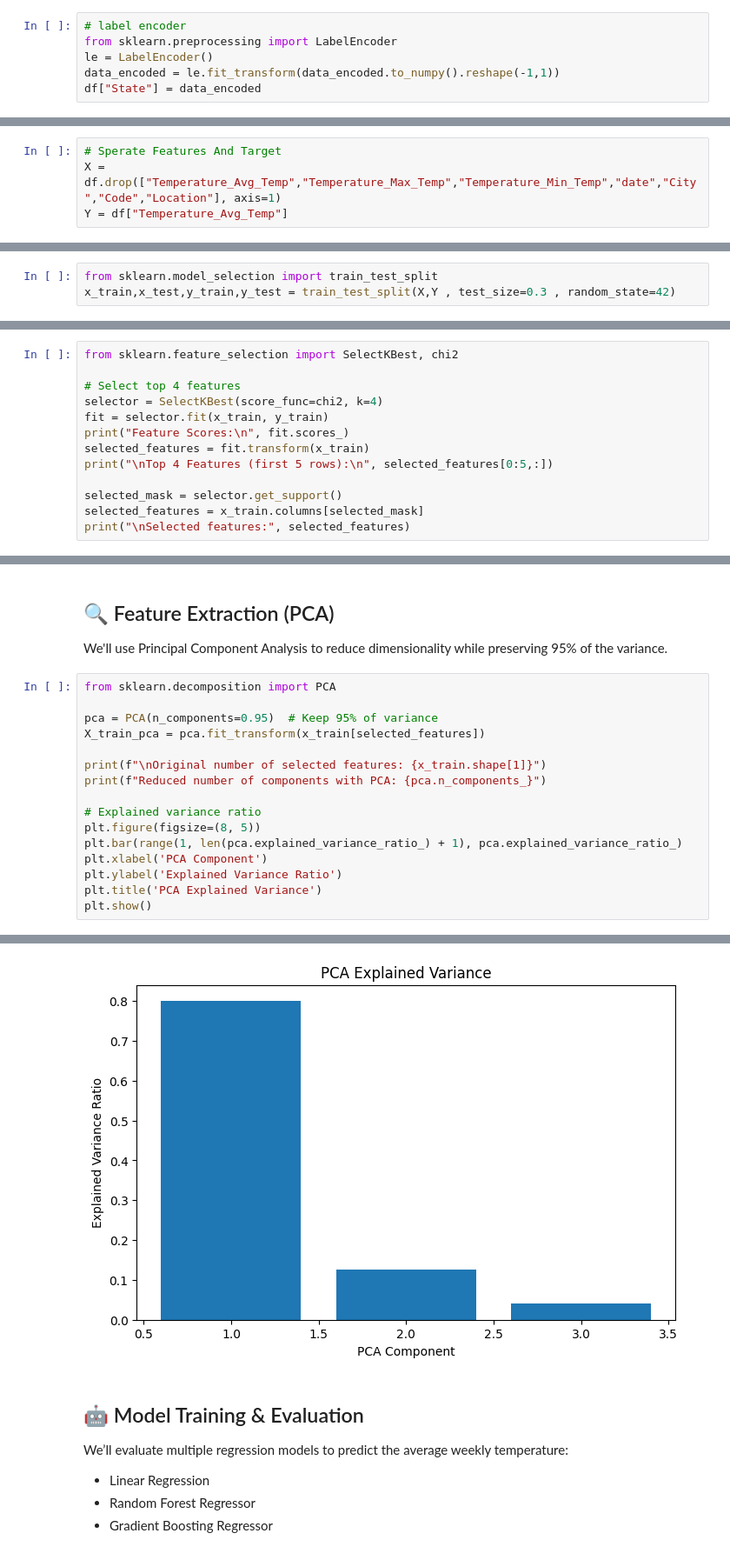
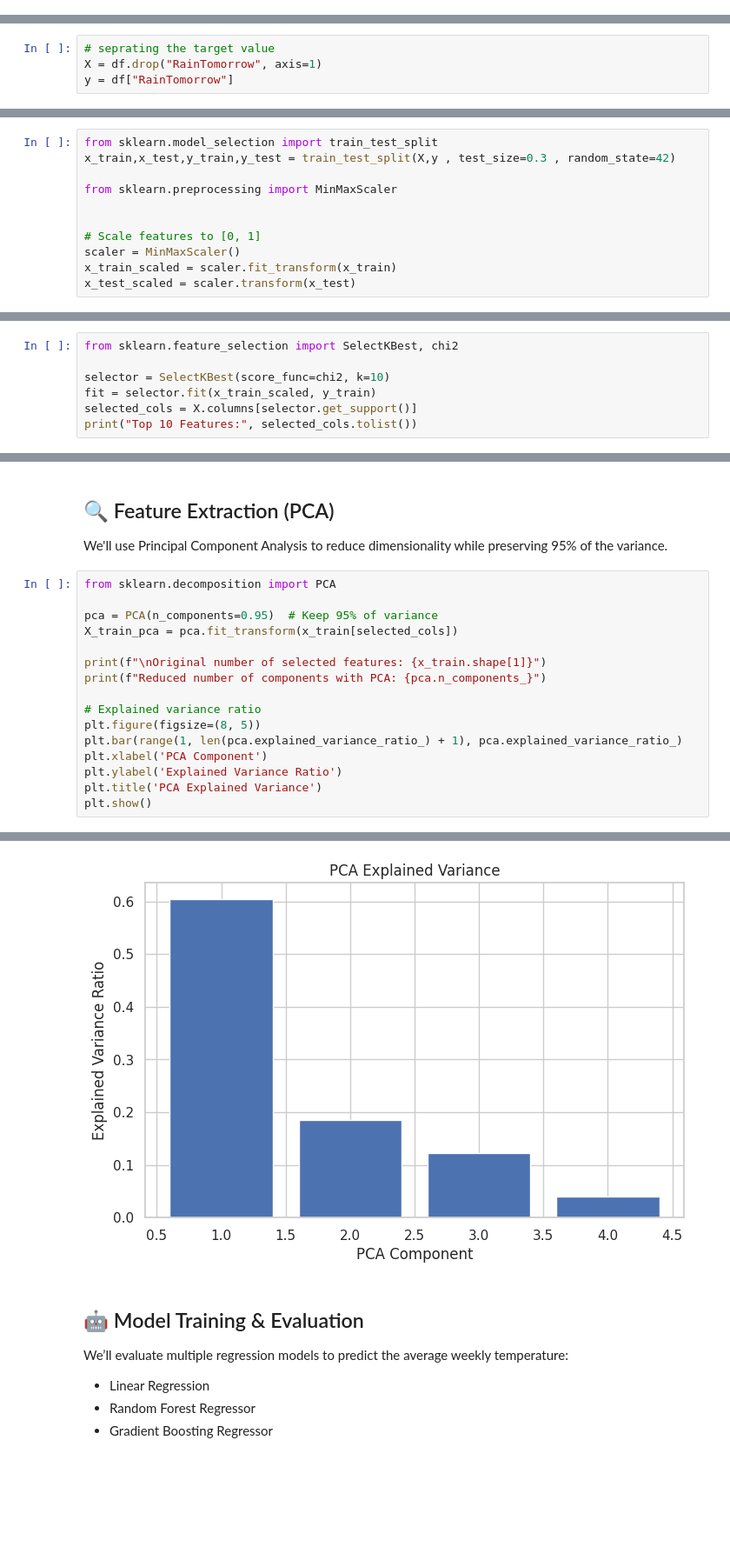
Before and after one commit to saikatM333/weather_eda, a Jupyter notebook: weather_data_eda.ipynb, the cells around one changed output, grey strips where cells are left out. Shown: that part at 87% size. Saved outputs shown, nothing was run; the diff lists cells and outputs as text; blank space fills up the shorter version.

```diff
--- a/weather_data_eda.ipynb
+++ b/weather_data_eda.ipynb
@@ -221,7 +274 @@ data_encoded.head()
-# %%
-# label encoder
-from sklearn.preprocessing import LabelEncoder
-le = LabelEncoder()
-data_encoded = le.fit_transform(data_encoded.to_numpy().reshape(-1,1))
-df["State"] = data_encoded
 # %% [markdown]
@@ -229,9 +276,9 @@ df["State"] = data_encoded
 
 Scaling the numerical features to normalize their ranges.
 # %%
-# Sperate Features And Target
-X = df.drop(["Temperature_Avg_Temp","Temperature_Max_Temp","Temperature_Min_Temp","date","City","Code","Location"], axis=1)
-Y = df["Temperature_Avg_Temp"]
+# seprating the target value
+X = df.drop("RainTomorrow", axis=1)
+y = df["RainTomorrow"]
 # %%
 numerical_features = X.select_dtypes(include=["float64","int64"]).columns
 X.columns
@@ -257,7 +295,15 @@ X.head()
 We’ll split the dataset into training and testing sets to evaluate model performance.
 # %%
 from sklearn.model_selection import train_test_split
-x_train,x_test,y_train,y_test = train_test_split(X,Y , test_size=0.3 , random_state=42)
+x_train,x_test,y_train,y_test = train_test_split(X,y , test_size=0.3 , random_state=42)
+
+from sklearn.preprocessing import MinMaxScaler
+
+
+# Scale features to [0, 1]
+scaler = MinMaxScaler()
+x_train_scaled = scaler.fit_transform(x_train)
+x_test_scaled = scaler.transform(x_test)
 # %% [markdown]
 ### 🧪 Feature Selection
 
@@ -265,14 +311,8 @@ Using `SelectKBest` to select the top 4 most relevant features for prediction.
 # %%
 from sklearn.feature_selection import SelectKBest, chi2
 
-# Select top 4 features
-selector = SelectKBest(score_func=chi2, k=4)
-fit = selector.fit(x_train, y_train)
-print("Feature Scores:\n", fit.scores_)
-selected_features = fit.transform(x_train)
-print("\nTop 4 Features (first 5 rows):\n", selected_features[0:5,:])
-
-selected_mask = selector.get_support()
-selected_features = x_train.columns[selected_mask]
-print("\nSelected features:", selected_features)
+selector = SelectKBest(score_func=chi2, k=10)
+fit = selector.fit(x_train_scaled, y_train)
+selected_cols = X.columns[selector.get_support()]
+print("Top 10 Features:", selected_cols.tolist())
 # %% [output]
@@ -296,7 +325,7 @@ We'll use Principal Component Analysis to reduce dimensionality while preserving
 from sklearn.decomposition import PCA
 
 pca = PCA(n_components=0.95)  # Keep 95% of variance
-X_train_pca = pca.fit_transform(x_train[selected_features])
+X_train_pca = pca.fit_transform(x_train[selected_cols])
 
 print(f"\nOriginal number of selected features: {x_train.shape[1]}")
 print(f"Reduced number of components with PCA: {pca.n_components_}")
@@ -314,4 +343,4 @@ Reduced number of components with PCA: 3
-[figure, old version]
+[figure, new version]
 # %% [markdown]
 ## 🤖 Model Training & Evaluation
 
```
Also changed, not shown: parts of 31 cells of this notebook, 1 other file.
